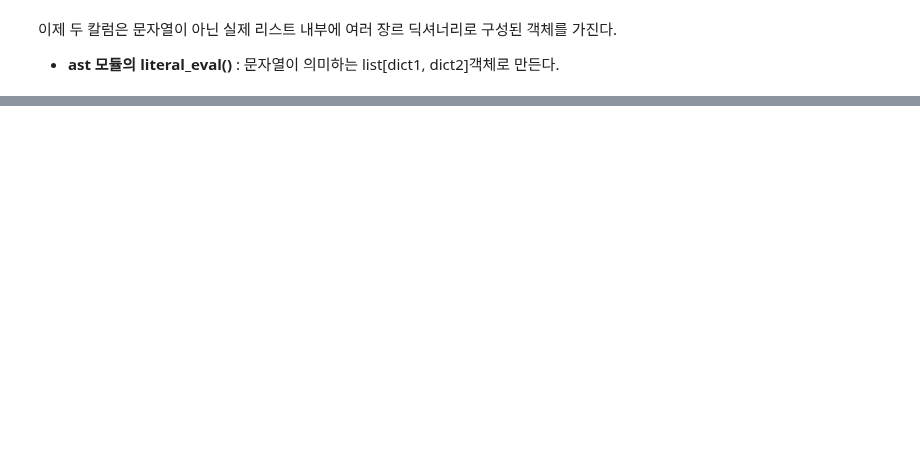
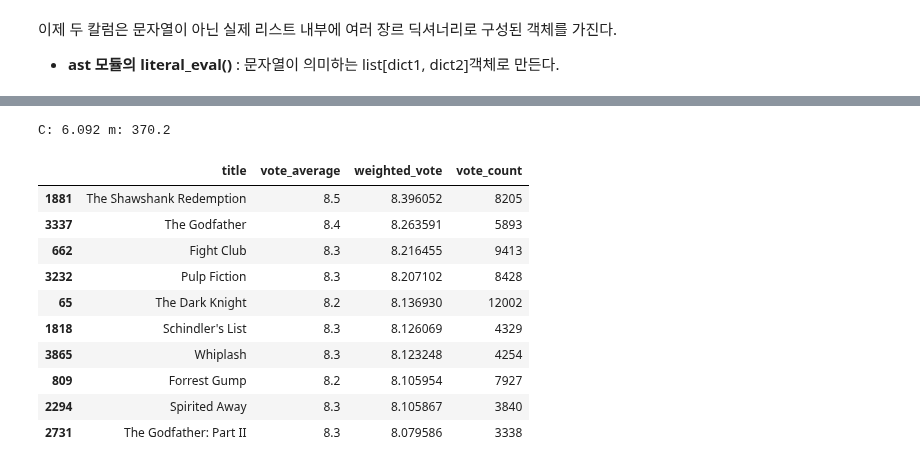
Before and after one commit to wizdom-js/data_analysis, a Jupyter notebook: 파이썬 머신러닝 완벽가이드/Chapter_09_추천시스템_01~03_05~06.ipynb, the cells around one changed output, grey strips where cells are left out. Saved outputs shown, nothing was run; the diff lists cells and outputs as text; code cells hidden in the pictures; blank space fills up the shorter version.

```diff
--- a/파이썬 머신러닝 완벽가이드/Chapter_09_추천시스템_01~03_05~06.ipynb
+++ b/파이썬 머신러닝 완벽가이드/Chapter_09_추천시스템_01~03_05~06.ipynb
@@ -68,0 +50,6 @@ print(movies_df[['genres']])
+# %%
+# 장르명만 리스트 객체로 추출
+
+movies_df['genres'] = movies_df['genres'].apply(lambda x : [ y['name'] for y in x])
+movies_df['keywords'] = movies_df['keywords'].apply(lambda x : [ y['name'] for y in x])
+movies_df[['genres', 'keywords']][:1]
@@ -68,0 +66,6 @@ print(movies_df[['genres']])
+# %%
+from sklearn.feature_extraction.text import CountVectorizer
+
+# CountVectorizer를 적용하기 위해 공백문자로 word 단위가 구분되는 문자열로 변환
+movies_df['genres_literal'] = movies_df['genres'].apply(lambda x : (' ').join(x))
+print(movies_df['genres_literal'])
@@ -68,0 +184,38 @@ print(movies_df[['genres']])
+# %%
+# C값 구하기
+C = movies_df['vote_average'].mean()
+# m값 구하기
+m = movies_df['vote_count'].quantile(0.6)
+print('C:', round(C, 3), 'm:', round(m, 3))
+# %% [output]
+C: 6.092 m: 370.2
+# %%
+# 기존 평점을 새로운 가중 평점으로 변경하는 함수 생성
+percentile = 0.6
+m = movies_df['vote_count'].quantile(percentile)
+C = movies_df['vote_average'].mean()
+
+def weighted_vote_average(record):
+    v = record['vote_count']
+    R = record['vote_average']
+
+    return ( ( v/(v+m)) * R) + ((m/(m+v)) * C)
+
+# 새로운 평점 정보 칼럼
+movies_df['weighted_vote'] = movies.apply(weighted_vote_average, axis=1)
+# %%
+# wieghted_vote 평점이 높은 순으로 상위 10개의 영화 추출
+movies_df[['title', 'vote_average', 'weighted_vote', 'vote_count']].sort_values('weighted_vote',
+                                                                               ascending=False)[:10]
+# %% [output]
+|  | title | vote_average | weighted_vote | vote_count |
+| 1881 | The Shawshank Redemption | 8.5 | 8.396052 | 8205 |
+| 3337 | The Godfather | 8.4 | 8.263591 | 5893 |
+| 662 | Fight Club | 8.3 | 8.216455 | 9413 |
+| 3232 | Pulp Fiction | 8.3 | 8.207102 | 8428 |
+| 65 | The Dark Knight | 8.2 | 8.136930 | 12002 |
+| 1818 | Schindler's List | 8.3 | 8.126069 | 4329 |
+| 3865 | Whiplash | 8.3 | 8.123248 | 4254 |
+| 809 | Forrest Gump | 8.2 | 8.105954 | 7927 |
+| 2294 | Spirited Away | 8.3 | 8.105867 | 3840 |
+| 2731 | The Godfather: Part II | 8.3 | 8.079586 | 3338 |
```
Also changed, not shown: parts of 24 cells of this notebook.
